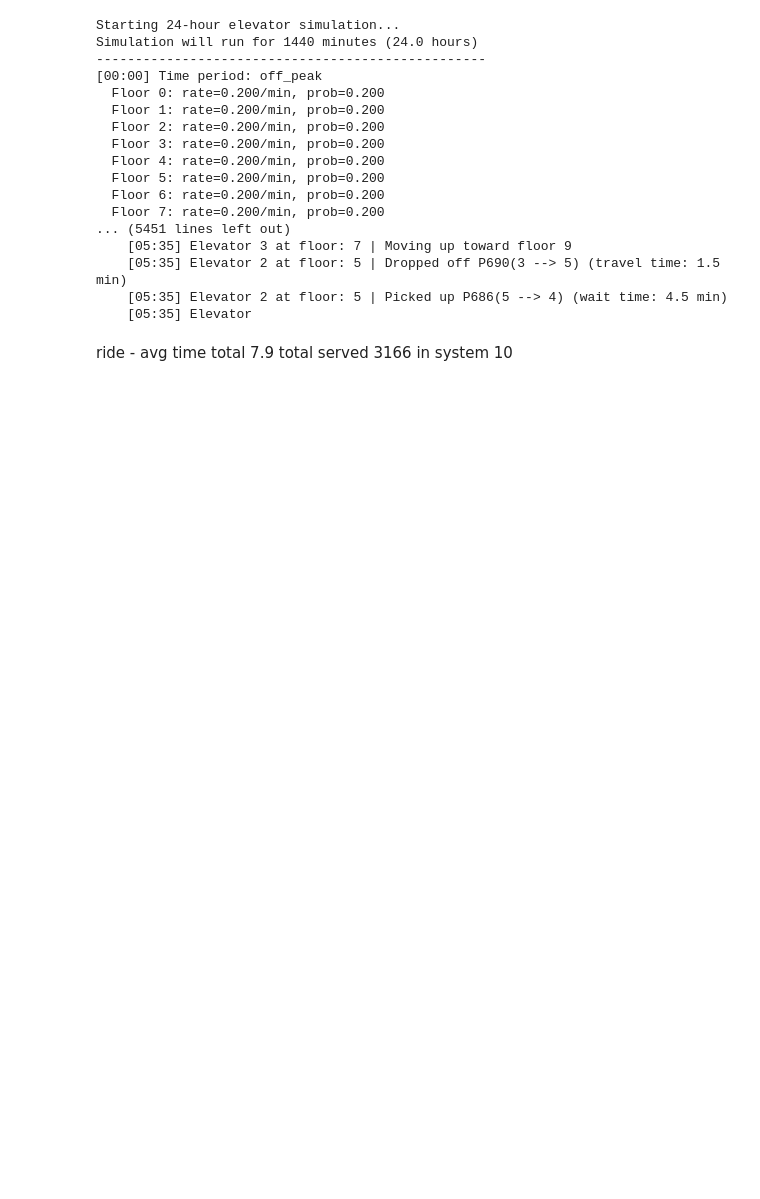
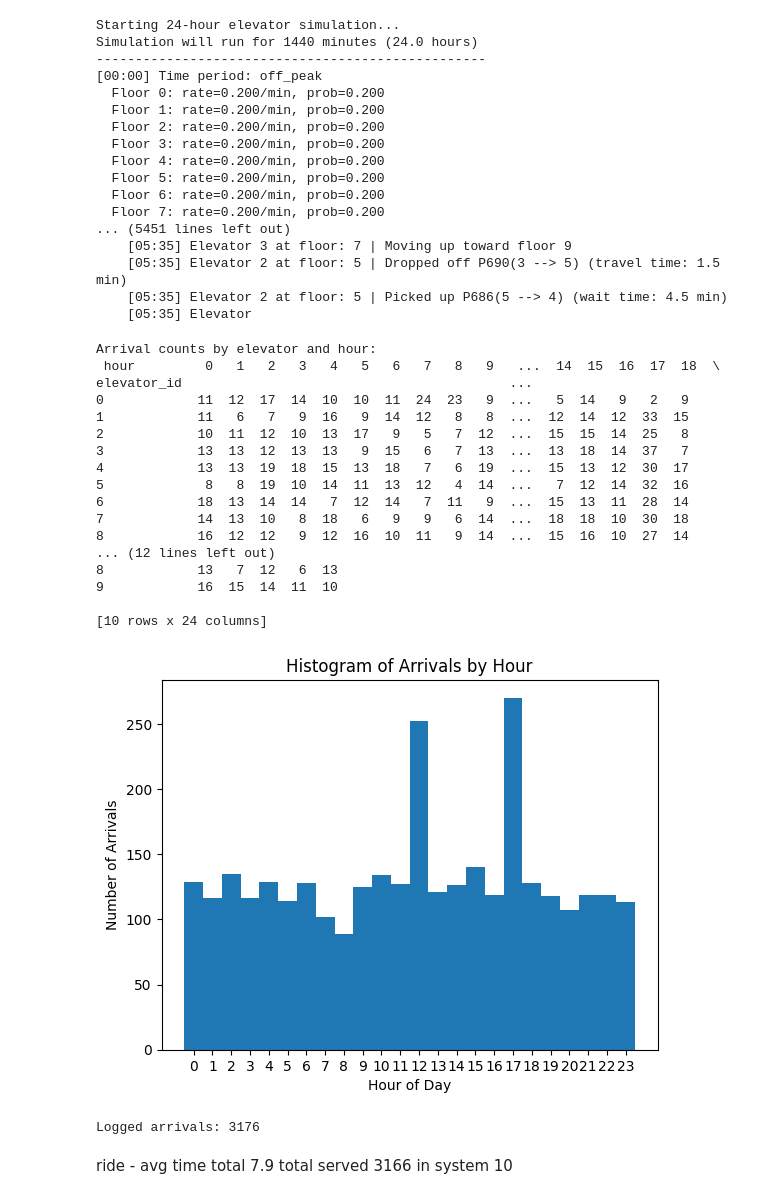
Before and after one commit to creesmithers/isye6644-elevator, a Jupyter notebook: elevator_v3.ipynb, the cells around one changed output. Saved outputs shown, nothing was run; the diff lists cells and outputs as text; code cells hidden in the pictures; blank space fills up the shorter version.

Commit message:
added histogram to caputre passenger arrival rate

```diff
--- a/elevator_v3.ipynb
+++ b/elevator_v3.ipynb
@@ -5,6 +5,9 @@
 import simpy
 import random
 import statistics
+import pandas as pd
+import matplotlib.pyplot as plt
+%matplotlib inline
 
 # Set Simulation Global Variables
 PASSENGER_INTERVAL = 5
@@ -14,6 +17,8 @@ MAX_CAPACITY = 6    # per elevator capacity
 MINUTES_IN_DAY = 24 * 60 # Total simulation time in minutes
 SIM_TIME = MINUTES_IN_DAY # Total simulation time in minutes
 CHECK_INTERVAL = 1
+# event log is used to keep a chronological record of every time a passenger is generated for an elevator
+event_log = []
 
 """DON'T DO LOW_WAIT_TIME IT'S BUGGED AND IT FILLS UP"""
 STRATEGY = 'low_ride_time'
@@ -459,6 +465,44 @@ Simulation will run for 1440 minutes (24.0 hours)
     [05:35] Elevator 2 at floor: 5 | Dropped off P690(3 --> 5) (travel time: 1.5 min)
     [05:35] Elevator 2 at floor: 5 | Picked up P686(5 --> 4) (wait time: 4.5 min)
     [05:35] Elevator
+# %%
+events = pd.DataFrame(event_log)
+events['hour'] = (events['timestamp'] // 60).astype(int) % 24
+
+arrival_counts = events.groupby(['elevator_id','hour']).size().unstack(fill_value=0)
+print("Arrival counts by elevator and hour:\n", arrival_counts)
+
+plt.figure()
+plt.hist(events['hour'], bins=range(25), align='left')
+plt.xticks(range(24))
+plt.xlabel('Hour of Day')
+plt.ylabel('Number of Arrivals')
+plt.title('Histogram of Arrivals by Hour')
+plt.show()
+# %% [output]
+Arrival counts by elevator and hour:
+ hour         0   1   2   3   4   5   6   7   8   9   ...  14  15  16  17  18  \
+elevator_id                                          ...
+0            11  12  17  14  10  10  11  24  23   9  ...   5  14   9   2   9
+1            11   6   7   9  16   9  14  12   8   8  ...  12  14  12  33  15
+2            10  11  12  10  13  17   9   5   7  12  ...  15  15  14  25   8
+3            13  13  12  13  13   9  15   6   7  13  ...  13  18  14  37   7
+4            13  13  19  18  15  13  18   7   6  19  ...  15  13  12  30  17
+5             8   8  19  10  14  11  13  12   4  14  ...   7  12  14  32  16
+6            18  13  14  14   7  12  14   7  11   9  ...  15  13  11  28  14
+7            14  13  10   8  18   6   9   9   6  14  ...  18  18  10  30  18
+8            16  12  12   9  12  16  10  11   9  14  ...  15  16  10  27  14
+... (12 lines left out)
+8            13   7  12   6  13
+9            16  15  14  11  10
+
+[10 rows x 24 columns]
+[figure, added]
+# %%
+
+print("Logged arrivals:", len(event_log))
+# %% [output]
+Logged arrivals: 3176
 # %% [markdown]
 ride - avg time total 7.9
         total served 3166
```
Also changed, not shown: parts of 2 cells of this notebook.
